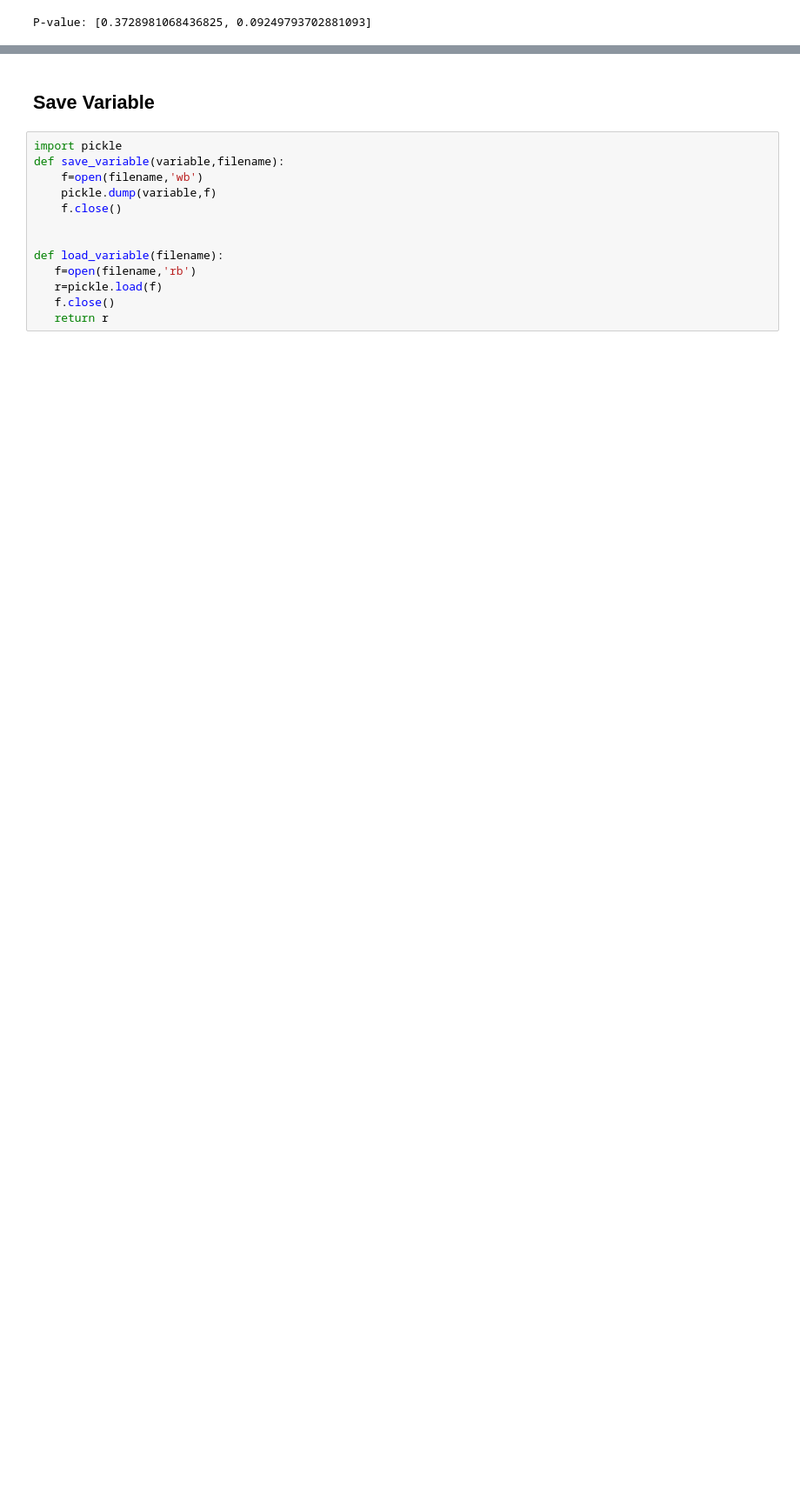
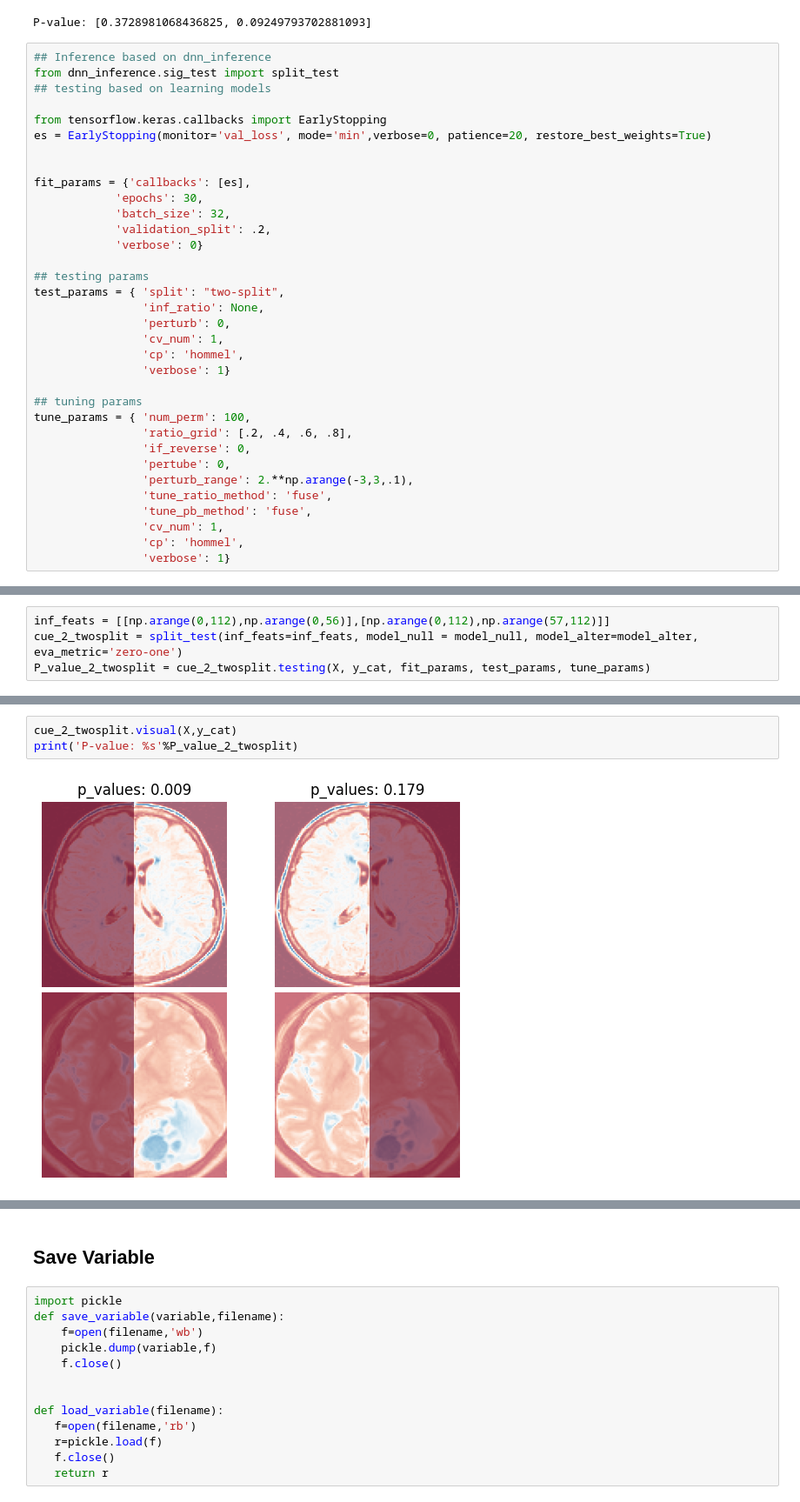
Before and after one commit to HanyuPei22/DNN-inference-on-Tumor-data, a Jupyter notebook: Tumor_CNN.ipynb, the cells around one changed output, grey strips where cells are left out. Shown at 87% size. Cells and saved outputs as stored; diff of their text form; blank space fills up the shorter version.

```diff
--- a/Tumor_CNN.ipynb
+++ b/Tumor_CNN.ipynb
@@ -477,3 +435,37 @@ print('P-value: %s'%P_value_3)
 # %% [output]
 [figure]
 P-value: [0.3728981068436825, 0.09249793702881093]
+# %%
+## Inference based on dnn_inference
+from dnn_inference.sig_test import split_test
+## testing based on learning models
+
+from tensorflow.keras.callbacks import EarlyStopping
+es = EarlyStopping(monitor='val_loss', mode='min',verbose=0, patience=20, restore_best_weights=True)
+
+
+fit_params = {'callbacks': [es],
+            'epochs': 30,
+            'batch_size': 32,
+            'validation_split': .2,
+            'verbose': 0}
+
+## testing params
+test_params = { 'split': "two-split",
+                'inf_ratio': None,
+                'perturb': 0,
+                'cv_num': 1,
+                'cp': 'hommel',
+                'verbose': 1}
+
+## tuning params
+tune_params = { 'num_perm': 100,
+                'ratio_grid': [.2, .4, .6, .8],
+                'if_reverse': 0,
+                'pertube': 0,
+                'perturb_range': 2.**np.arange(-3,3,.1),
+                'tune_ratio_method': 'fuse',
+                'tune_pb_method': 'fuse',
+                'cv_num': 1,
+                'cp': 'hommel',
+                'verbose': 1}
@@ -479,0 +519,4 @@ P-value: [0.3728981068436825, 0.09249793702881093]
+# %%
+inf_feats = [[np.arange(0,112),np.arange(0,56)],[np.arange(0,112),np.arange(57,112)]]
+cue_2_twosplit = split_test(inf_feats=inf_feats, model_null = model_null, model_alter=model_alter, eva_metric='zero-one')
+P_value_2_twosplit = cue_2_twosplit.testing(X, y_cat, fit_params, test_params, tune_params)
@@ -479,0 +536,5 @@ P-value: [0.3728981068436825, 0.09249793702881093]
+# %%
+cue_2_twosplit.visual(X,y_cat)
+print('P-value: %s'%P_value_2_twosplit)
+# %% [output]
+[figure, added]
```
Also changed, not shown: parts of 19 cells of this notebook.
